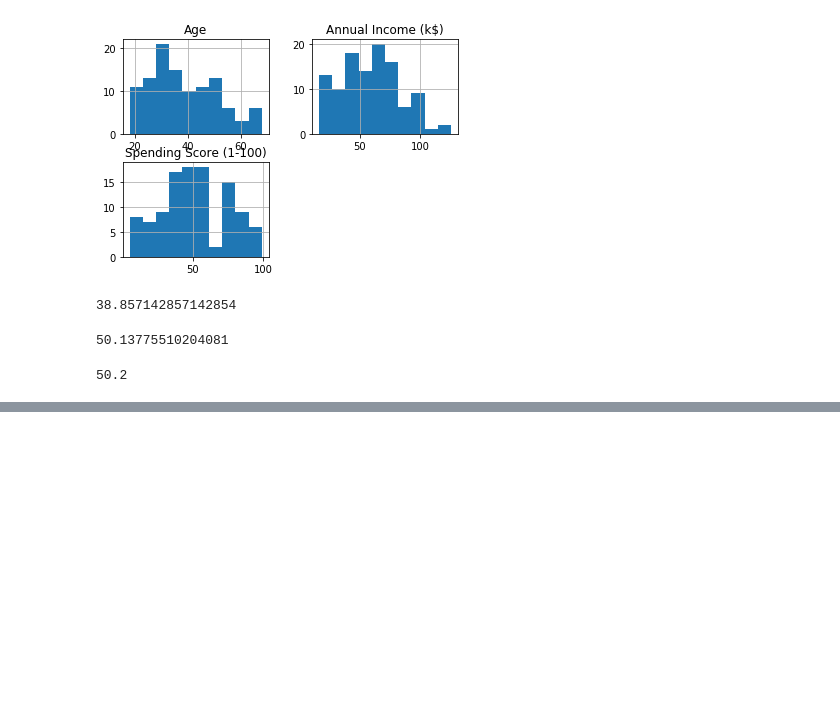
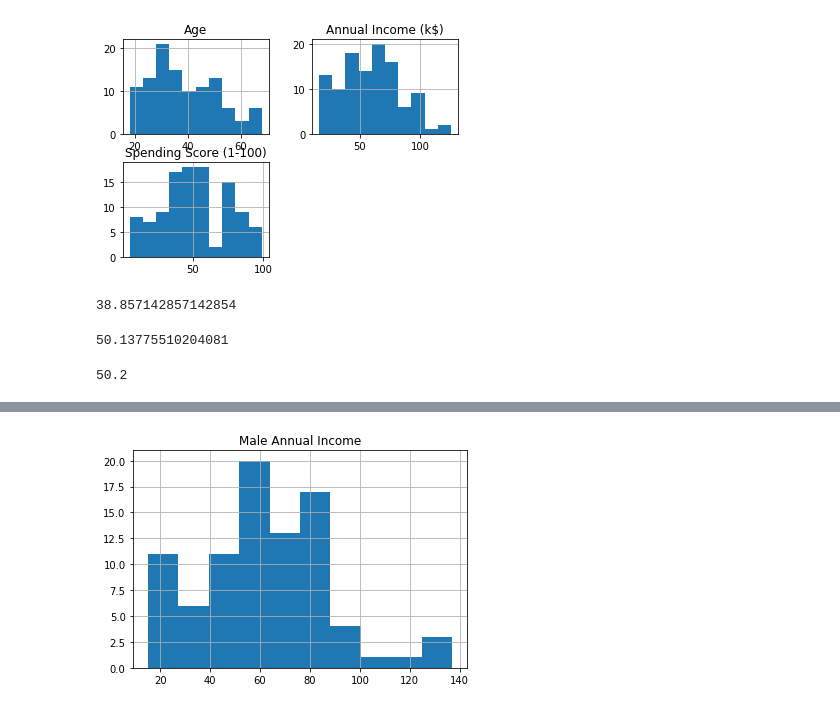
Before and after one commit to ipatel467/Customer-Segmentation, a Jupyter notebook: index.ipynb, the cells around one changed output, grey strips where cells are left out. Cells and saved outputs as stored; diff of their text form; code cells hidden in the pictures; blank space fills up the shorter version.

```diff
--- a/index.ipynb
+++ b/index.ipynb
@@ -180,0 +188,5 @@ avg_age_spd_scr
+# %%
+males_grouped['Annual Income (k$)'].hist()
+plt.title('Male Annual Income');
+# %% [output]
+[figure, added]
```
Also changed, not shown: parts of 7 cells of this notebook, 1 other file.
